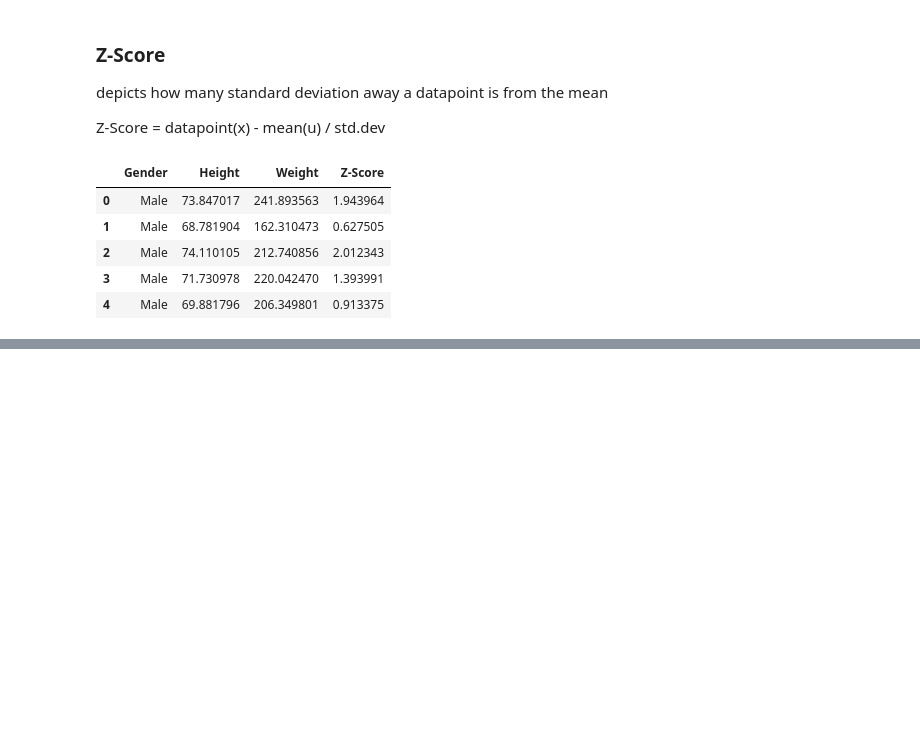
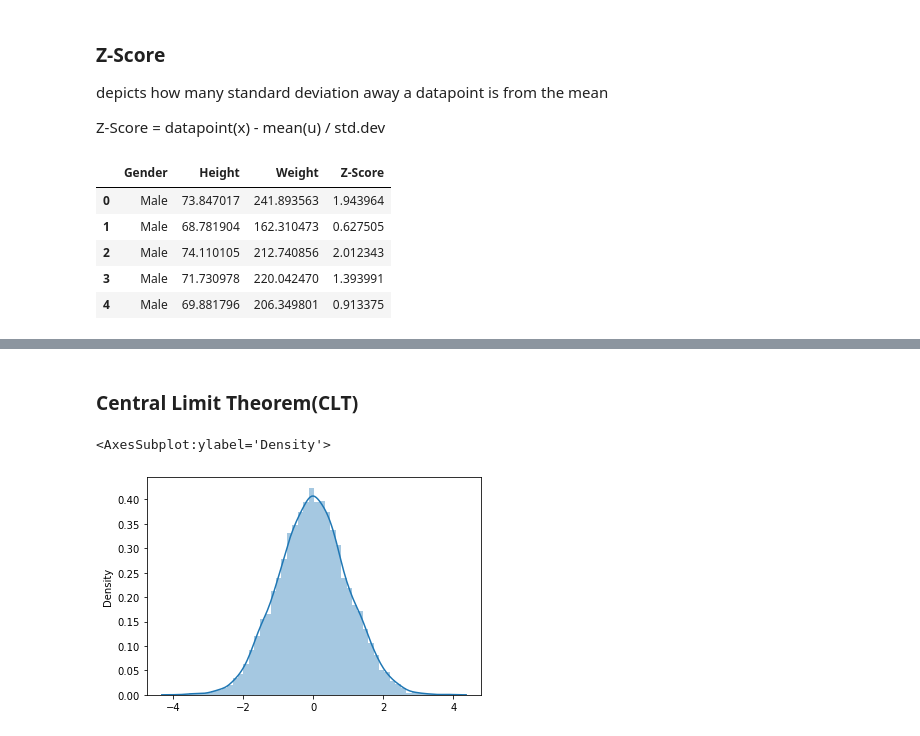
Before and after one commit to Shemnderitu/Statisticsfordatascience, a Jupyter notebook: Prac3.ipynb, the cells around one changed output, grey strips where cells are left out. Drawn from its saved outputs; the diff is of its cells as text; code cells hidden in the pictures; blank space fills up the shorter version.

Commit message:
Central Limit Theorem

```diff
--- a/Prac3.ipynb
+++ b/Prac3.ipynb
@@ -91,0 +105,9 @@ df.head()
+# %% [markdown]
+### Central Limit Theorem(CLT)
+# %%
+x = np.random.normal(size = 10000)
+# %%
+sns.distplot(x)
+# %% [output]
+<AxesSubplot:ylabel='Density'>
+[figure, added]
```
Also changed, not shown: parts of 4 cells of this notebook.
